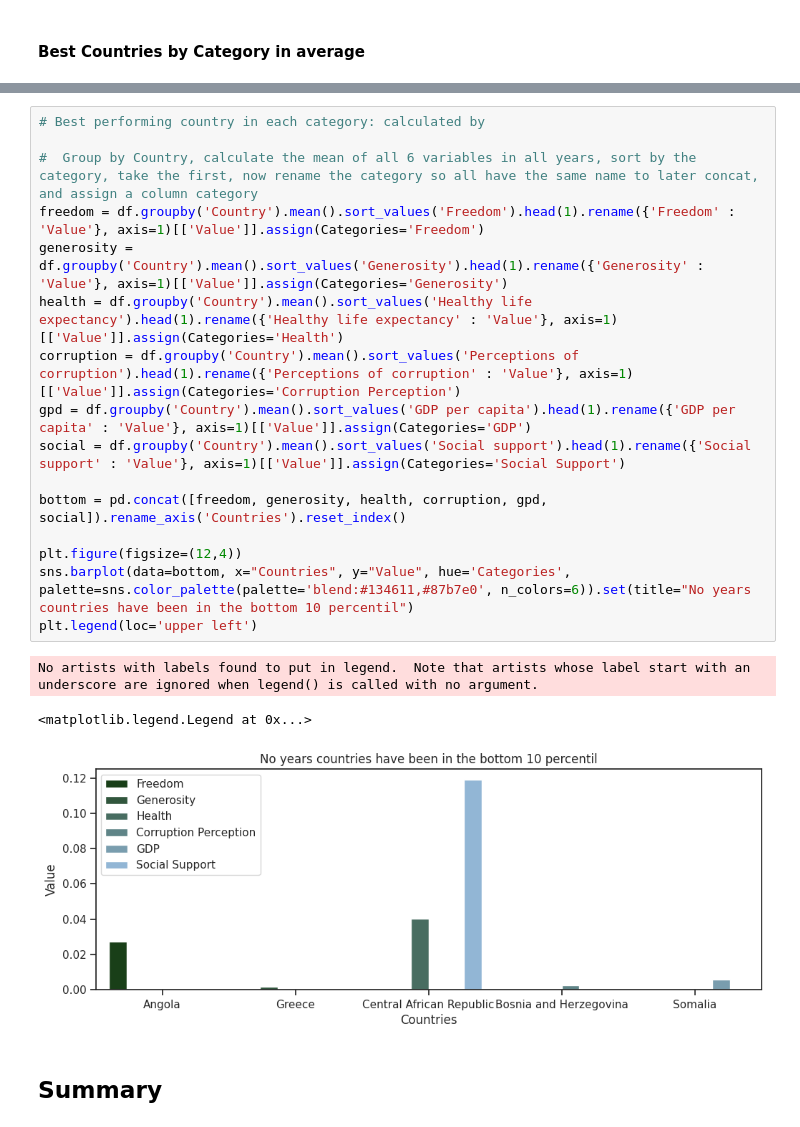
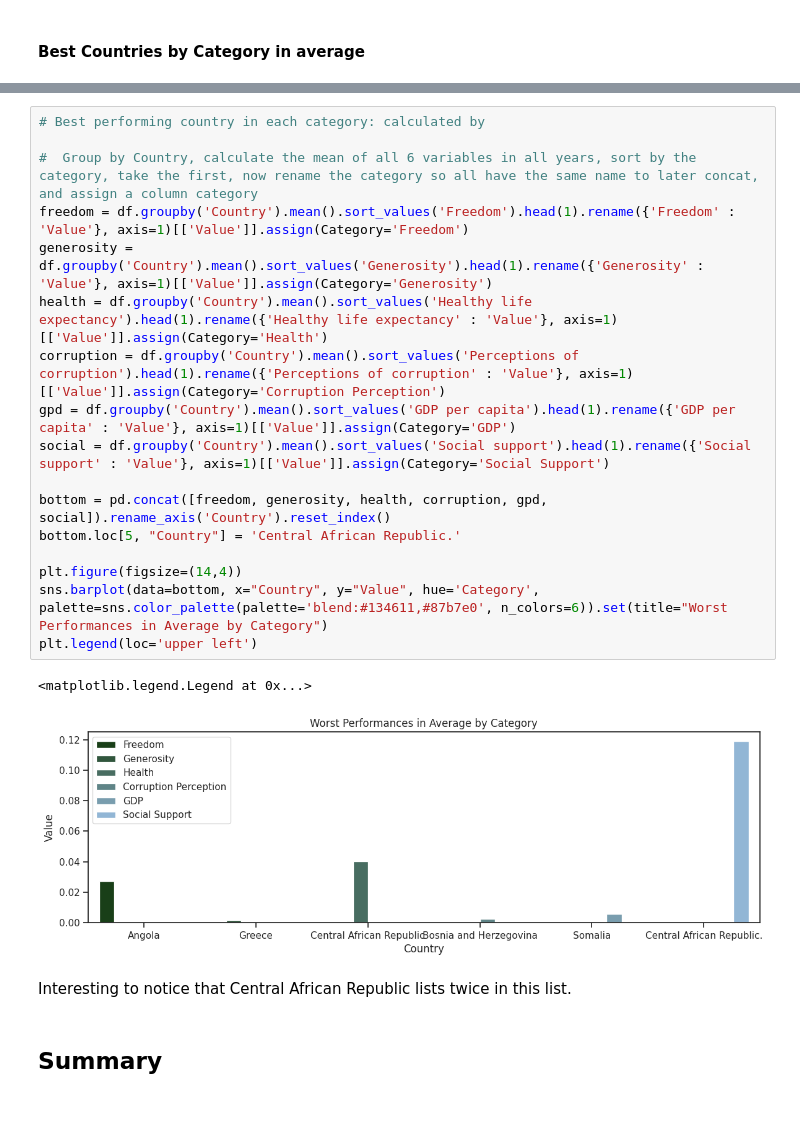
Before and after one commit to gabis96/ML-models-comparison, a Jupyter notebook: notebooks/3.exploratory_analysis.ipynb, the cells around one changed output, grey strips where cells are left out. Drawn from its saved outputs; the diff is of its cells as text.

```diff
--- a/notebooks/3.exploratory_analysis.ipynb
+++ b/notebooks/3.exploratory_analysis.ipynb
@@ -199,23 +234,25 @@ sns.barplot(data=top, x="Countries", y="Value", hue='Categories', palette=sns.co
 # %%
 # Best performing country in each category: calculated by
 
 #  Group by Country, calculate the mean of all 6 variables in all years, sort by the category, take the first, now rename the category so all have the same name to later concat, and assign a column category
-freedom = df.groupby('Country').mean().sort_values('Freedom').head(1).rename({'Freedom' : 'Value'}, axis=1)[['Value']].assign(Categories='Freedom')
-generosity = df.groupby('Country').mean().sort_values('Generosity').head(1).rename({'Generosity' : 'Value'}, axis=1)[['Value']].assign(Categories='Generosity')
-health = df.groupby('Country').mean().sort_values('Healthy life expectancy').head(1).rename({'Healthy life expectancy' : 'Value'}, axis=1)[['Value']].assign(Categories='Health')
-corruption = df.groupby('Country').mean().sort_values('Perceptions of corruption').head(1).rename({'Perceptions of corruption' : 'Value'}, axis=1)[['Value']].assign(Categories='Corruption Perception')
-gpd = df.groupby('Country').mean().sort_values('GDP per capita').head(1).rename({'GDP per capita' : 'Value'}, axis=1)[['Value']].assign(Categories='GDP')
-social = df.groupby('Country').mean().sort_values('Social support').head(1).rename({'Social support' : 'Value'}, axis=1)[['Value']].assign(Categories='Social Support')
+freedom = df.groupby('Country').mean().sort_values('Freedom').head(1).rename({'Freedom' : 'Value'}, axis=1)[['Value']].assign(Category='Freedom')
+generosity = df.groupby('Country').mean().sort_values('Generosity').head(1).rename({'Generosity' : 'Value'}, axis=1)[['Value']].assign(Category='Generosity')
+health = df.groupby('Country').mean().sort_values('Healthy life expectancy').head(1).rename({'Healthy life expectancy' : 'Value'}, axis=1)[['Value']].assign(Category='Health')
+corruption = df.groupby('Country').mean().sort_values('Perceptions of corruption').head(1).rename({'Perceptions of corruption' : 'Value'}, axis=1)[['Value']].assign(Category='Corruption Perception')
+gpd = df.groupby('Country').mean().sort_values('GDP per capita').head(1).rename({'GDP per capita' : 'Value'}, axis=1)[['Value']].assign(Category='GDP')
+social = df.groupby('Country').mean().sort_values('Social support').head(1).rename({'Social support' : 'Value'}, axis=1)[['Value']].assign(Category='Social Support')
 
-bottom = pd.concat([freedom, generosity, health, corruption, gpd, social]).rename_axis('Countries').reset_index()
+bottom = pd.concat([freedom, generosity, health, corruption, gpd, social]).rename_axis('Country').reset_index()
+bottom.loc[5, "Country"] = 'Central African Republic.'
 
-plt.figure(figsize=(12,4))
-sns.barplot(data=bottom, x="Countries", y="Value", hue='Categories', palette=sns.color_palette(palette='blend:#134611,#87b7e0', n_colors=6)).set(title="No years countries have been in the bottom 10 percentil")
+plt.figure(figsize=(14,4))
+sns.barplot(data=bottom, x="Country", y="Value", hue='Category', palette=sns.color_palette(palette='blend:#134611,#87b7e0', n_colors=6)).set(title="Worst Performances in Average by Category")
 plt.legend(loc='upper left')
 # %% [output]
-No artists with labels found to put in legend.  Note that artists whose label start with an underscore are ignored when legend() is called with no argument.
+<matplotlib.legend.Legend at 0x...>
-<matplotlib.legend.Legend at 0x...>
-[figure, old version]
+[figure, new version]
+# %% [markdown]
+Interesting to notice that Central African Republic lists twice in this list.
 # %% [markdown]
 ## Summary
 # %% [markdown]
```
Also changed, not shown: parts of 14 cells of this notebook.
